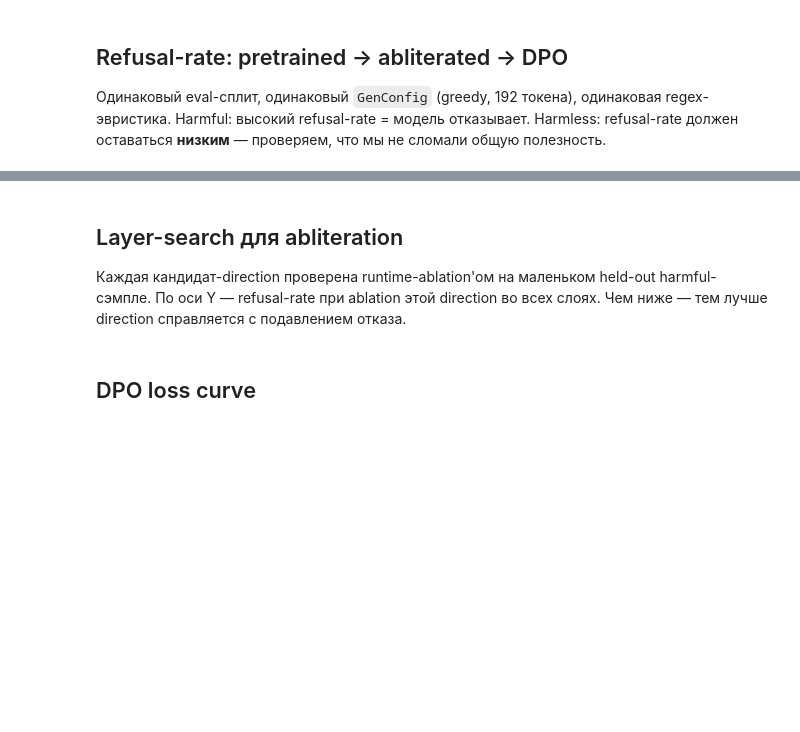
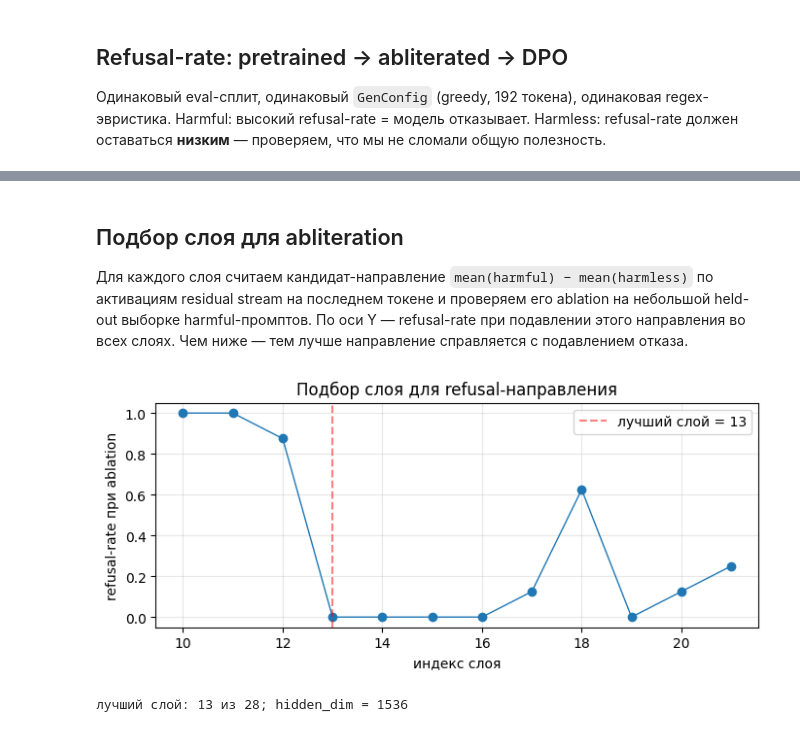
Before and after one commit to dmagog/aith_DL_NLP, a Jupyter notebook: dz6/hw6.ipynb, the cells around one changed output, grey strips where cells are left out. Saved outputs shown, nothing was run; the diff lists cells and outputs as text; code cells hidden in the pictures; blank space fills up the shorter version.

```diff
--- a/dz6/hw6.ipynb
+++ b/dz6/hw6.ipynb
@@ -59,31 +102,31 @@ df_rr.style.format({'rr_harmful': '{:.3f}', 'rr_harmless': '{:.3f}'}, na_rep='
 # %% [markdown]
-## Layer-search для abliteration
+## Подбор слоя для abliteration
 
-Каждая кандидат-direction проверена runtime-ablation'ом на маленьком
-held-out harmful-сэмпле. По оси Y — refusal-rate при ablation этой
-direction во всех слоях. Чем ниже — тем лучше direction справляется с
-подавлением отказа.
+Для каждого слоя считаем кандидат-направление `mean(harmful) − mean(harmless)` по активациям residual stream на последнем токене и проверяем его ablation на небольшой held-out выборке harmful-промптов. По оси Y — refusal-rate при подавлении этого направления во всех слоях. Чем ниже — тем лучше направление справляется с подавлением отказа.
 # %%
 if abl_scores:
     import matplotlib.pyplot as plt
-    layers = sorted(int(k) for k in abl_scores.keys())
-    scores = [abl_scores[str(l)] for l in layers]
+
+    pairs = sorted(abl_scores, key=lambda r: r['layer'])
+    layers = [r['layer'] for r in pairs]
+    scores = [r['refusal_rate_on_ablate'] for r in pairs]
     best_layer = abl_info.get('best_layer')
 
     fig, ax = plt.subplots(figsize=(8, 3))
     ax.plot(layers, scores, marker='o', linewidth=1)
     if best_layer is not None and best_layer in layers:
         ax.axvline(best_layer, color='red', linestyle='--', alpha=0.5,
-                   label=f'best_layer={best_layer}')
+                   label=f'лучший слой = {best_layer}')
         ax.legend()
-    ax.set_xlabel('layer index')
-    ax.set_ylabel('refusal_rate @ ablation')
-    ax.set_title('Layer search for refusal direction')
+    ax.set_xlabel('индекс слоя')
+    ax.set_ylabel('refusal-rate при ablation')
+    ax.set_title('Подбор слоя для refusal-направления')
     ax.grid(True, alpha=0.3)
     plt.show()
-    print(f"best_layer={best_layer} (из {abl_info.get('n_layers_total')}); "
-          f"hidden_dim={abl_info.get('hidden_dim')}")
+    print(f"лучший слой: {best_layer} из {abl_info.get('n_layers_total')}; "
+          f"hidden_dim = {abl_info.get('hidden_dim')}")
 else:
     print('abliteration_layer_scores.json не найден')
+# %% [output]
+[figure, added]
+лучший слой: 13 из 28; hidden_dim = 1536
-# %% [markdown]
-## DPO loss curve
```
Also changed, not shown: parts of 11 cells of this notebook, 39 other files.
